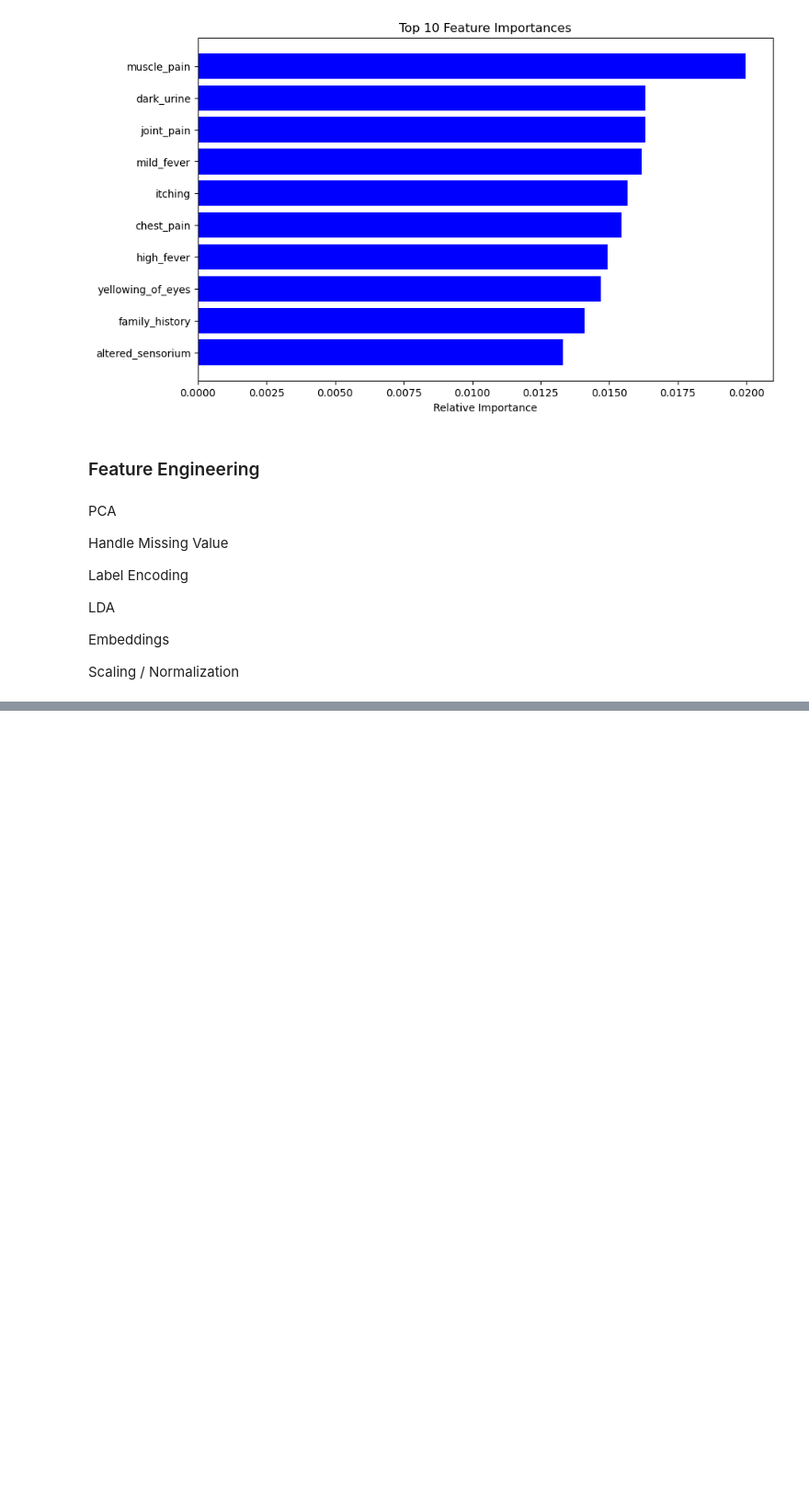
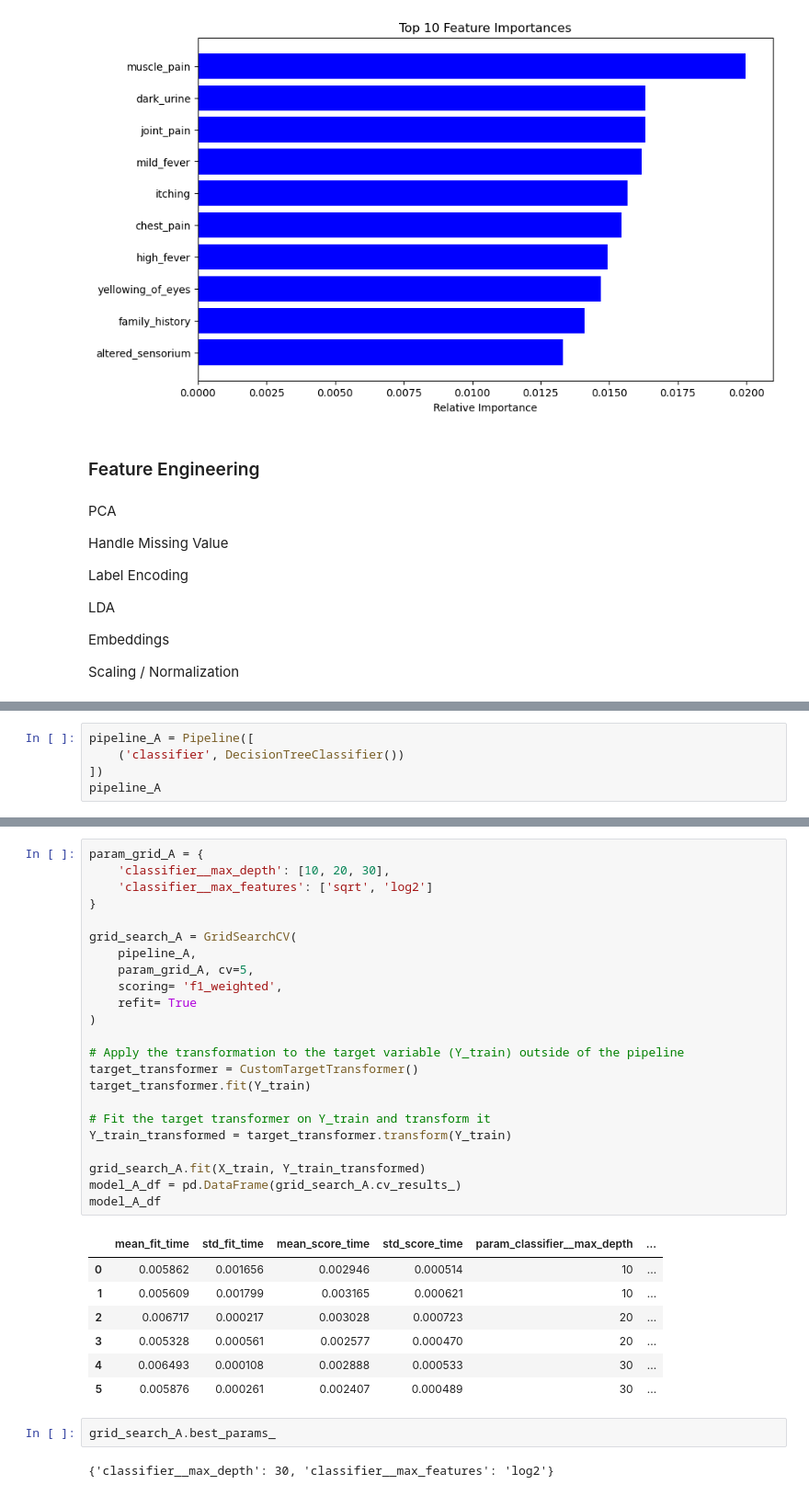
Before and after one commit to franklinen/disease_prediction, a Jupyter notebook: disease_classification.ipynb, the cells around one changed output, grey strips where cells are left out. Shown at 92% size. Saved outputs shown, nothing was run; the diff lists cells and outputs as text; blank space fills up the shorter version.

```diff
--- a/disease_classification.ipynb
+++ b/disease_classification.ipynb
@@ -450,0 +509,5 @@ Scaling / Normalization
+# %%
+pipeline_A = Pipeline([
+    ('classifier', DecisionTreeClassifier())
+])
+pipeline_A
@@ -450,0 +595,35 @@ Scaling / Normalization
+# %%
+param_grid_A = {
+    'classifier__max_depth': [10, 20, 30],
+    'classifier__max_features': ['sqrt', 'log2']
+}
+
+grid_search_A = GridSearchCV(
+    pipeline_A,
+    param_grid_A, cv=5,
+    scoring= 'f1_weighted',
+    refit= True
+)
+
+# Apply the transformation to the target variable (Y_train) outside of the pipeline
+target_transformer = CustomTargetTransformer()
+target_transformer.fit(Y_train)
+
+# Fit the target transformer on Y_train and transform it
+Y_train_transformed = target_transformer.transform(Y_train)
+
+grid_search_A.fit(X_train, Y_train_transformed)
+model_A_df = pd.DataFrame(grid_search_A.cv_results_)
+model_A_df
+# %% [output]
+|  | mean_fit_time | std_fit_time | mean_score_time | std_score_time | param_classifier__max_depth | ... |
+| 0 | 0.005862 | 0.001656 | 0.002946 | 0.000514 | 10 | ... |
+| 1 | 0.005609 | 0.001799 | 0.003165 | 0.000621 | 10 | ... |
+| 2 | 0.006717 | 0.000217 | 0.003028 | 0.000723 | 20 | ... |
+| 3 | 0.005328 | 0.000561 | 0.002577 | 0.000470 | 20 | ... |
+| 4 | 0.006493 | 0.000108 | 0.002888 | 0.000533 | 30 | ... |
+| 5 | 0.005876 | 0.000261 | 0.002407 | 0.000489 | 30 | ... |
+# %%
+grid_search_A.best_params_
+# %% [output]
+{'classifier__max_depth': 30, 'classifier__max_features': 'log2'}
```
Also changed, not shown: parts of 41 cells of this notebook.
